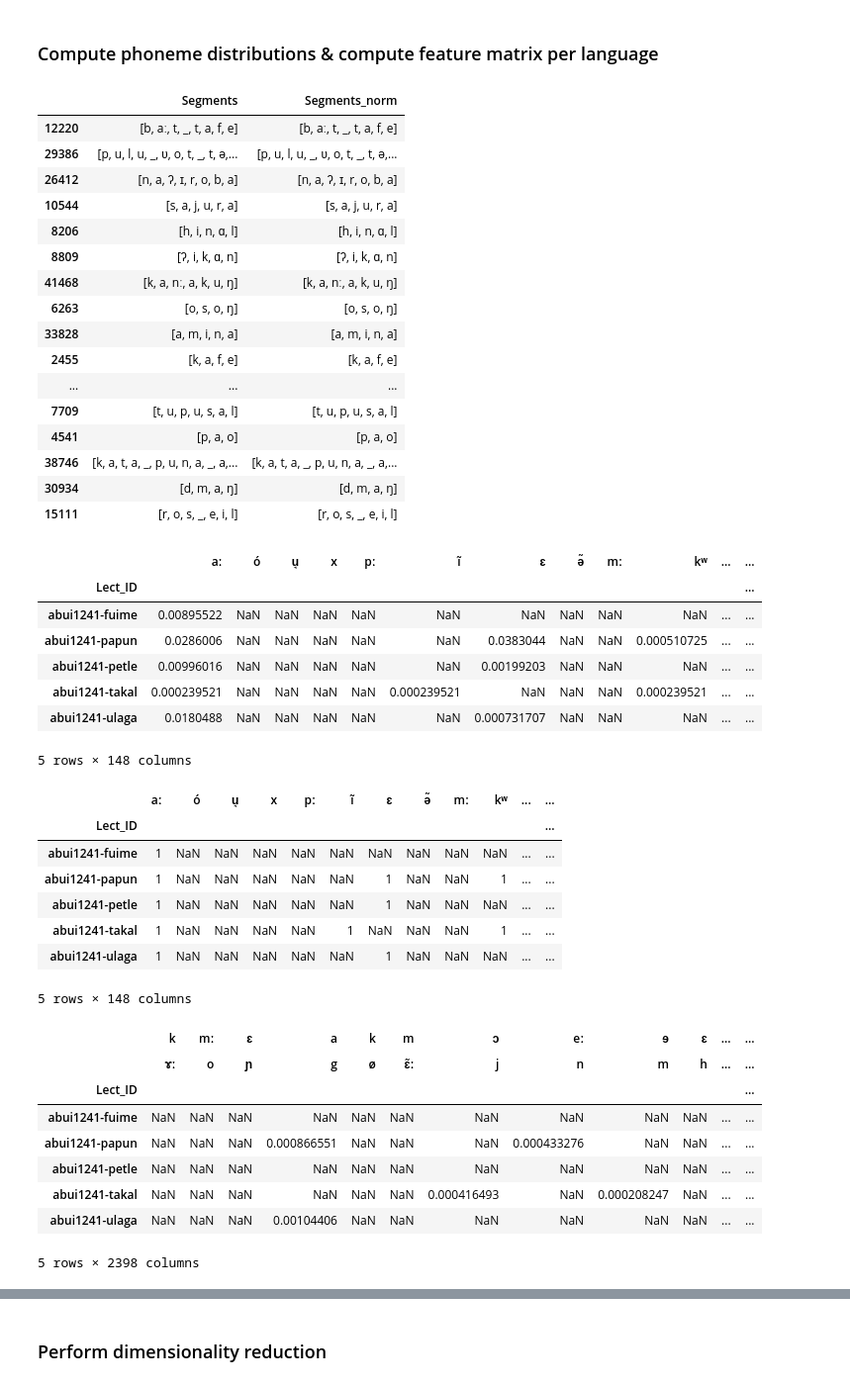
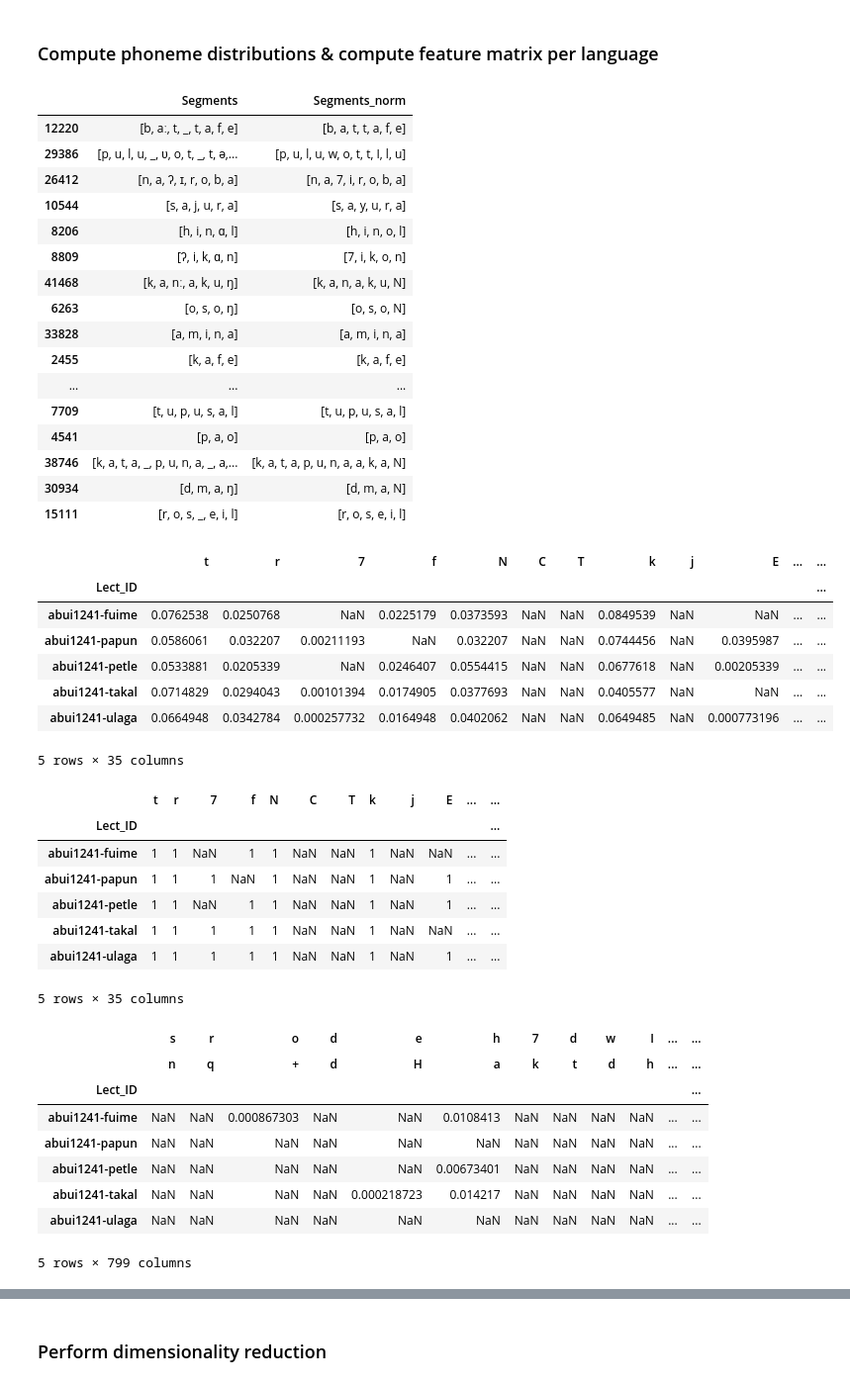
Before and after one commit to peterdekker/agents-intergenerational, a Jupyter notebook: data/compare_phonology.ipynb, the cells around one changed output, grey strips where cells are left out. Shown at 99% size. Saved outputs shown, nothing was run; the diff lists cells and outputs as text; code cells hidden in the pictures.

```diff
--- a/data/compare_phonology.ipynb
+++ b/data/compare_phonology.ipynb
@@ -56,8 +69,7 @@ if CHARACTER_SEGMENTATION:
 else:
     # Use segmentation from dataset (clustering some combinations together)
     segments_col = "Segments_norm"
-    #data_merged_df["Segments_norm"] = data_merged_df["Segments"].apply(lambda x : common.normalize_list(x, method="ipapy", ud_form="NFD"))
-    data_merged_df["Segments_norm"] = data_merged_df["Segments"].apply(lambda x : x)
+    data_merged_df["Segments_norm"] = data_merged_df["Segments"].apply(lambda x : common.normalize_list(x, method="soundclass", soundclass_system="asjp"))
     display(data_merged_df[["Segments", "Segments_norm"]].sample(n=50, random_state=24))
 
 data_grouped_lang = data_merged_df.groupby("Lect_ID")
@@ -69,66 +81,66 @@ data_agg = data_grouped_lang.aggregate({segments_col:list, "Name": "first", "Fam
 # display(data_agg.head())
 
 # Effect now is:
 # -1 for available biphone,
 # -None for combination not available, None for combination and both constitutents not available
 # => None replaced by 0
 # What Macklin-Cordes does:
 # - 1 for available biphone
 # - 0 for combination not available, if constituents are available
 # - None for combination not available, if constituents not available
 phone_prob_matrix = common.create_matrix(data_agg, segments_col, common.phone_prob, "phone_prob")
 phone_prob_existence_matrix = common.create_matrix(data_agg, segments_col, common.phone_prob_existence, "phone_prob_existence")
 biphone_prob_matrix = common.create_matrix(data_agg, segments_col, common.biphone_prob, "biphone_prob")
 biphone_prob_existence_matrix = common.create_matrix(data_agg, segments_col, common.biphone_prob_existence, "biphone_prob_existence")
 
 phone_prob_boundaries_matrix = common.create_matrix(data_agg, segments_col, common.phone_prob_boundaries, "phone_prob_boundaries")
 biphone_transition_matrix = common.create_biphone_transition_matrix(biphone_prob_matrix, phone_prob_boundaries_matrix)
 
 display(phone_prob_matrix.head())
 display(phone_prob_existence_matrix.head())
 display(biphone_prob_matrix.head())
 display(biphone_prob_existence_matrix.head())
 display(biphone_transition_matrix.head())
 # %% [output]
 |  | Segments | Segments_norm |
-| 12220 | [b, aː, t, _, t, a, f, e] | [b, aː, t, _, t, a, f, e] |
-| 29386 | [p, u, l, u, _, ʋ, o, t, _, t, ə,... | [p, u, l, u, _, ʋ, o, t, _, t, ə,... |
-| 26412 | [n, a, ʔ, ɪ, r, o, b, a] | [n, a, ʔ, ɪ, r, o, b, a] |
-| 10544 | [s, a, j, u, r, a] | [s, a, j, u, r, a] |
-| 8206 | [h, i, n, ɑ, l] | [h, i, n, ɑ, l] |
-| 8809 | [ʔ, i, k, ɑ, n] | [ʔ, i, k, ɑ, n] |
-| 41468 | [k, a, nː, a, k, u, ŋ] | [k, a, nː, a, k, u, ŋ] |
-| 6263 | [o, s, o, ŋ] | [o, s, o, ŋ] |
+| 12220 | [b, aː, t, _, t, a, f, e] | [b, a, t, t, a, f, e] |
+| 29386 | [p, u, l, u, _, ʋ, o, t, _, t, ə,... | [p, u, l, u, w, o, t, t, I, l, u] |
+| 26412 | [n, a, ʔ, ɪ, r, o, b, a] | [n, a, 7, i, r, o, b, a] |
+| 10544 | [s, a, j, u, r, a] | [s, a, y, u, r, a] |
+| 8206 | [h, i, n, ɑ, l] | [h, i, n, o, l] |
+| 8809 | [ʔ, i, k, ɑ, n] | [7, i, k, o, n] |
+| 41468 | [k, a, nː, a, k, u, ŋ] | [k, a, n, a, k, u, N] |
+| 6263 | [o, s, o, ŋ] | [o, s, o, N] |
 | 33828 | [a, m, i, n, a] | [a, m, i, n, a] |
 | 2455 | [k, a, f, e] | [k, a, f, e] |
 | ... | ... | ... |
 | 7709 | [t, u, p, u, s, a, l] | [t, u, p, u, s, a, l] |
 | 4541 | [p, a, o] | [p, a, o] |
-| 38746 | [k, a, t, a, _, p, u, n, a, _, a,... | [k, a, t, a, _, p, u, n, a, _, a,... |
-| 30934 | [d, m, a, ŋ] | [d, m, a, ŋ] |
-| 15111 | [r, o, s, _, e, i, l] | [r, o, s, _, e, i, l] |
+| 38746 | [k, a, t, a, _, p, u, n, a, _, a,... | [k, a, t, a, p, u, n, a, a, k, a, N] |
+| 30934 | [d, m, a, ŋ] | [d, m, a, N] |
+| 15111 | [r, o, s, _, e, i, l] | [r, o, s, e, i, l] |
-|  | aː | ó | u̘ | x | pː | ĩ | ɛ | ə̃ | mː | kʷ | ... | ... |
+|  | t | r | 7 | f | N | C | T | k | j | E | ... | ... |
 | Lect_ID |  |  |  |  |  |  |  |  |  |  |  | ... |
-| abui1241-fuime | 0.00895522 | NaN | NaN | NaN | NaN | NaN | NaN | NaN | NaN | NaN | ... | ... |
-| abui1241-papun | 0.0286006 | NaN | NaN | NaN | NaN | NaN | 0.0383044 | NaN | NaN | 0.000510725 | ... | ... |
-| abui1241-petle | 0.00996016 | NaN | NaN | NaN | NaN | NaN | 0.00199203 | NaN | NaN | NaN | ... | ... |
-| abui1241-takal | 0.000239521 | NaN | NaN | NaN | NaN | 0.000239521 | NaN | NaN | NaN | 0.000239521 | ... | ... |
-| abui1241-ulaga | 0.0180488 | NaN | NaN | NaN | NaN | NaN | 0.000731707 | NaN | NaN | NaN | ... | ... |
+| abui1241-fuime | 0.0762538 | 0.0250768 | NaN | 0.0225179 | 0.0373593 | NaN | NaN | 0.0849539 | NaN | NaN | ... | ... |
+| abui1241-papun | 0.0586061 | 0.032207 | 0.00211193 | NaN | 0.032207 | NaN | NaN | 0.0744456 | NaN | 0.0395987 | ... | ... |
+| abui1241-petle | 0.0533881 | 0.0205339 | NaN | 0.0246407 | 0.0554415 | NaN | NaN | 0.0677618 | NaN | 0.00205339 | ... | ... |
+| abui1241-takal | 0.0714829 | 0.0294043 | 0.00101394 | 0.0174905 | 0.0377693 | NaN | NaN | 0.0405577 | NaN | NaN | ... | ... |
+| abui1241-ulaga | 0.0664948 | 0.0342784 | 0.000257732 | 0.0164948 | 0.0402062 | NaN | NaN | 0.0649485 | NaN | 0.000773196 | ... | ... |
-5 rows × 148 columns
+5 rows × 35 columns
-|  | aː | ó | u̘ | x | pː | ĩ | ɛ | ə̃ | mː | kʷ | ... | ... |
+|  | t | r | 7 | f | N | C | T | k | j | E | ... | ... |
 | Lect_ID |  |  |  |  |  |  |  |  |  |  |  | ... |
-| abui1241-fuime | 1 | NaN | NaN | NaN | NaN | NaN | NaN | NaN | NaN | NaN | ... | ... |
-| abui1241-papun | 1 | NaN | NaN | NaN | NaN | NaN | 1 | NaN | NaN | 1 | ... | ... |
-| abui1241-petle | 1 | NaN | NaN | NaN | NaN | NaN | 1 | NaN | NaN | NaN | ... | ... |
-| abui1241-takal | 1 | NaN | NaN | NaN | NaN | 1 | NaN | NaN | NaN | 1 | ... | ... |
-| abui1241-ulaga | 1 | NaN | NaN | NaN | NaN | NaN | 1 | NaN | NaN | NaN | ... | ... |
+| abui1241-fuime | 1 | 1 | NaN | 1 | 1 | NaN | NaN | 1 | NaN | NaN | ... | ... |
+| abui1241-papun | 1 | 1 | 1 | NaN | 1 | NaN | NaN | 1 | NaN | 1 | ... | ... |
+| abui1241-petle | 1 | 1 | NaN | 1 | 1 | NaN | NaN | 1 | NaN | 1 | ... | ... |
+| abui1241-takal | 1 | 1 | 1 | 1 | 1 | NaN | NaN | 1 | NaN | NaN | ... | ... |
+| abui1241-ulaga | 1 | 1 | 1 | 1 | 1 | NaN | NaN | 1 | NaN | 1 | ... | ... |
-5 rows × 148 columns
+5 rows × 35 columns
-|  | k | mː | ɛ | a | k | m | ɔ | eː | ɘ | ɛ | ... | ... |
-|  | ɤː | o | ɲ | g | ø | ɛ̃ː | j | n | m | h | ... | ... |
+|  | s | r | o | d | e | h | 7 | d | w | I | ... | ... |
+|  | n | q | + | d | H | a | k | t | d | h | ... | ... |
 | Lect_ID |  |  |  |  |  |  |  |  |  |  |  | ... |
-| abui1241-fuime | NaN | NaN | NaN | NaN | NaN | NaN | NaN | NaN | NaN | NaN | ... | ... |
-| abui1241-papun | NaN | NaN | NaN | 0.000866551 | NaN | NaN | NaN | 0.000433276 | NaN | NaN | ... | ... |
-| abui1241-petle | NaN | NaN | NaN | NaN | NaN | NaN | NaN | NaN | NaN | NaN | ... | ... |
-| abui1241-takal | NaN | NaN | NaN | NaN | NaN | NaN | 0.000416493 | NaN | 0.000208247 | NaN | ... | ... |
-| abui1241-ulaga | NaN | NaN | NaN | 0.00104406 | NaN | NaN | NaN | NaN | NaN | NaN | ... | ... |
+| abui1241-fuime | NaN | NaN | 0.000867303 | NaN | NaN | 0.0108413 | NaN | NaN | NaN | NaN | ... | ... |
+| abui1241-papun | NaN | NaN | NaN | NaN | NaN | NaN | NaN | NaN | NaN | NaN | ... | ... |
+| abui1241-petle | NaN | NaN | NaN | NaN | NaN | 0.00673401 | NaN | NaN | NaN | NaN | ... | ... |
+| abui1241-takal | NaN | NaN | NaN | NaN | 0.000218723 | 0.014217 | NaN | NaN | NaN | NaN | ... | ... |
+| abui1241-ulaga | NaN | NaN | NaN | NaN | NaN | NaN | NaN | NaN | NaN | NaN | ... | ... |
-5 rows × 2398 columns
+5 rows × 799 columns
```
Also changed, not shown: parts of 3 cells of this notebook, 2 other files.
